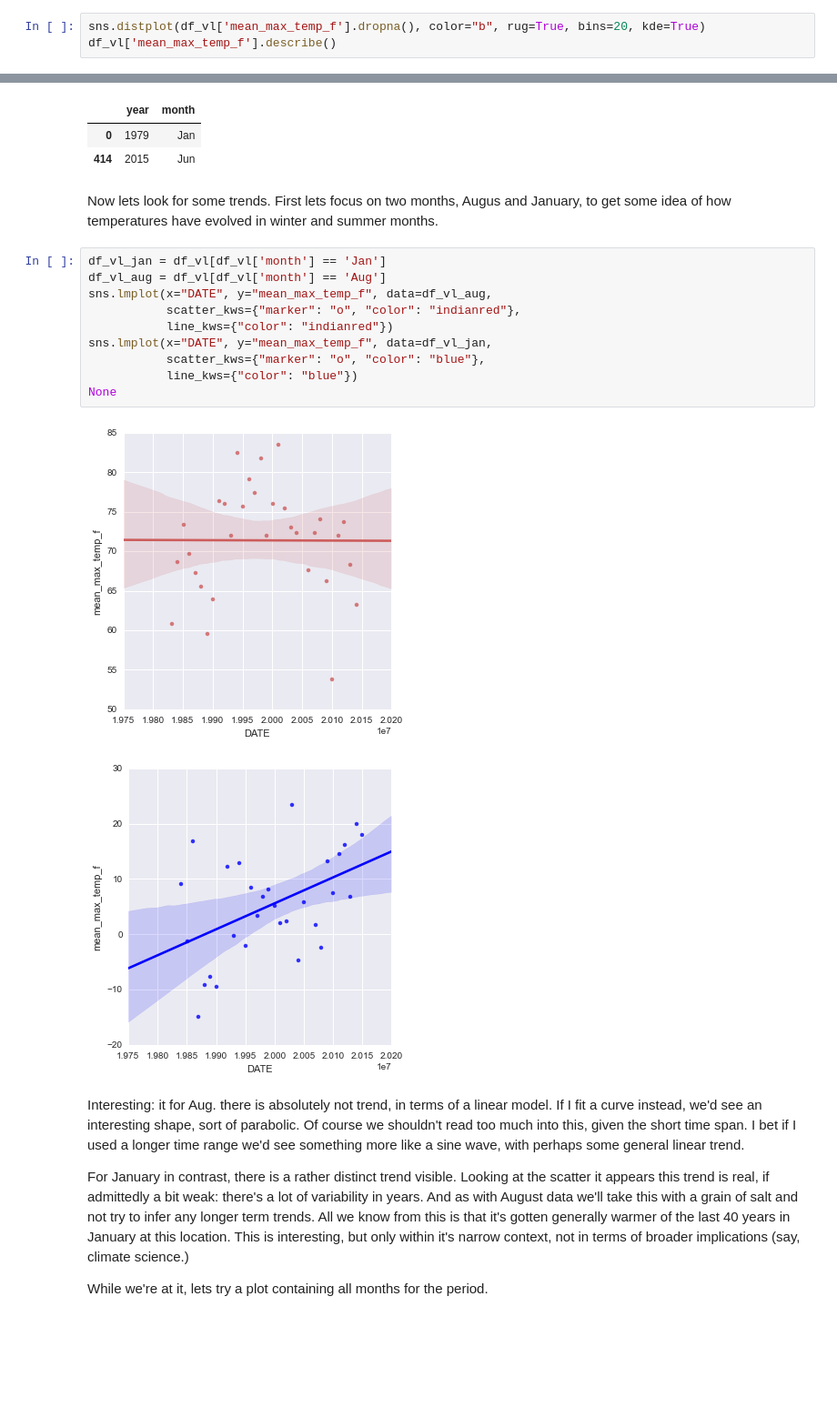
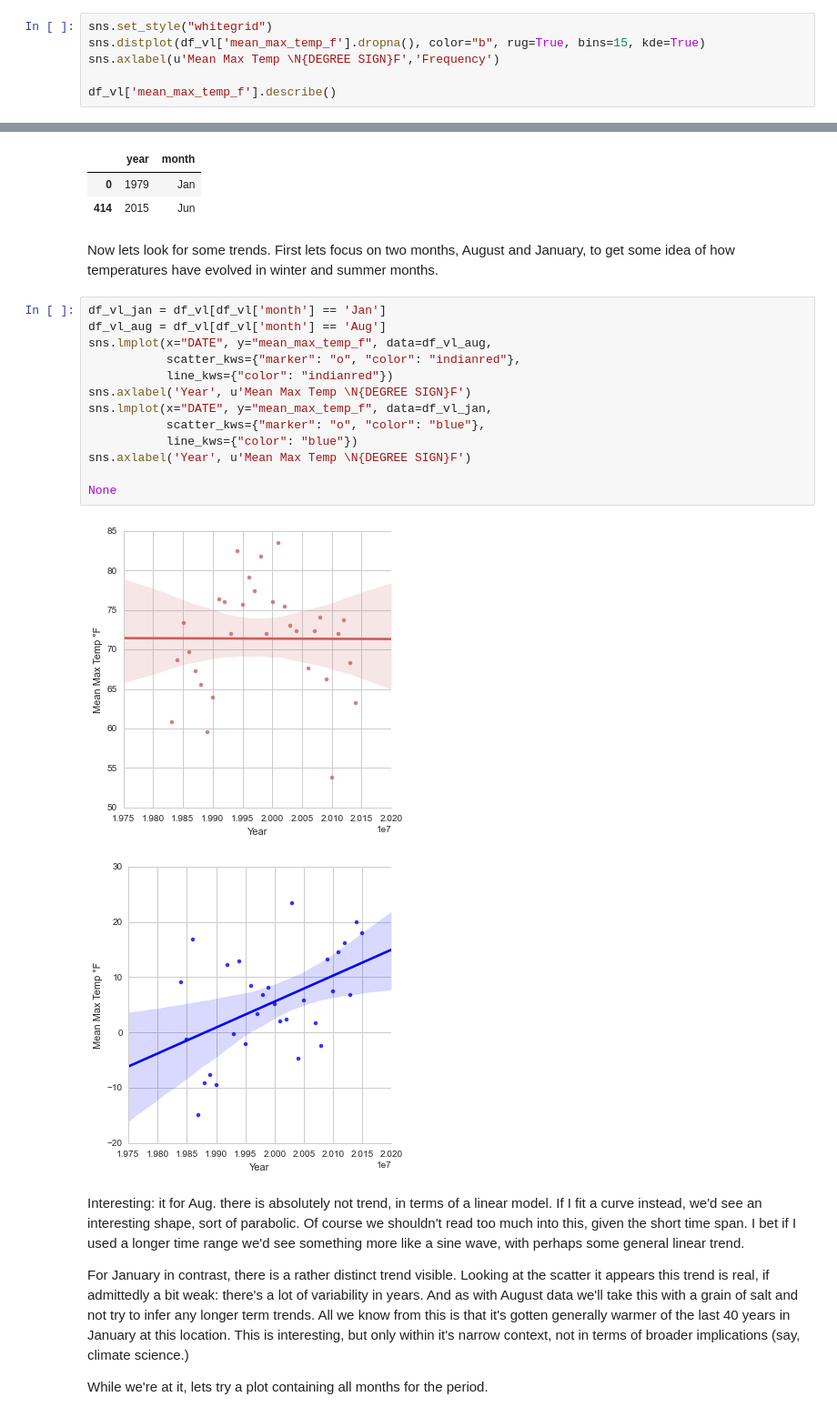
Before and after one commit to ezetter/ez-datasci, a Jupyter notebook: notebooks/NOAA Virginia Lakes Ridge Analysis.ipynb, the cells around one changed output, grey strips where cells are left out. Shown at 91% size. Saved outputs shown, nothing was run; the diff lists cells and outputs as text; blank space fills up the shorter version.

```diff
--- a/notebooks/NOAA Virginia Lakes Ridge Analysis.ipynb
+++ b/notebooks/NOAA Virginia Lakes Ridge Analysis.ipynb
@@ -30,7 +30,10 @@ df_vl['mean_max_temp_f'] = df_vl['mean_max_temp_f'].apply(fix_temp)
 # %% [markdown]
 Lets look at this data a little, some summary statistics and visualize the distribution.
 # %%
-sns.distplot(df_vl['mean_max_temp_f'].dropna(), color="b", rug=True, bins=20, kde=True)
+sns.set_style("whitegrid")
+sns.distplot(df_vl['mean_max_temp_f'].dropna(), color="b", rug=True, bins=15, kde=True)
+sns.axlabel(u'Mean Max Temp \N{DEGREE SIGN}F','Frequency')
+
 df_vl['mean_max_temp_f'].describe()
 # %% [output]
 count    371.000000
@@ -70,20 +73,23 @@ df_vl[df_vl['DATE'].isin([df_vl['DATE'].min(), df_vl['DATE'].max()])][['year','m
 | 0 | 1979 | Jan |
 | 414 | 2015 | Jun |
 # %% [markdown]
-Now lets look for some trends. First lets focus on two months, Augus and January, to get some idea of how temperatures have evolved in winter and summer months.
+Now lets look for some trends. First lets focus on two months, August and January, to get some idea of how temperatures have evolved in winter and summer months.
 # %%
 df_vl_jan = df_vl[df_vl['month'] == 'Jan']
 df_vl_aug = df_vl[df_vl['month'] == 'Aug']
 sns.lmplot(x="DATE", y="mean_max_temp_f", data=df_vl_aug,
            scatter_kws={"marker": "o", "color": "indianred"},
            line_kws={"color": "indianred"})
+sns.axlabel('Year', u'Mean Max Temp \N{DEGREE SIGN}F')
 sns.lmplot(x="DATE", y="mean_max_temp_f", data=df_vl_jan,
            scatter_kws={"marker": "o", "color": "blue"},
            line_kws={"color": "blue"})
+sns.axlabel('Year', u'Mean Max Temp \N{DEGREE SIGN}F')
+
 None
 # %% [output]
-[figure, old version]
+[figure, new version]
-[figure, old version]
+[figure, new version]
 # %% [markdown]
 Interesting: it for Aug. there is absolutely not trend, in terms of a linear model. If I fit a curve instead, we'd see an interesting shape, sort of parabolic. Of course we shouldn't read too much into this, given the short time span. I bet if I used a longer time range we'd see something more like a sine wave, with perhaps some general linear trend.
 
```
Also changed, not shown: parts of 2 cells of this notebook.
